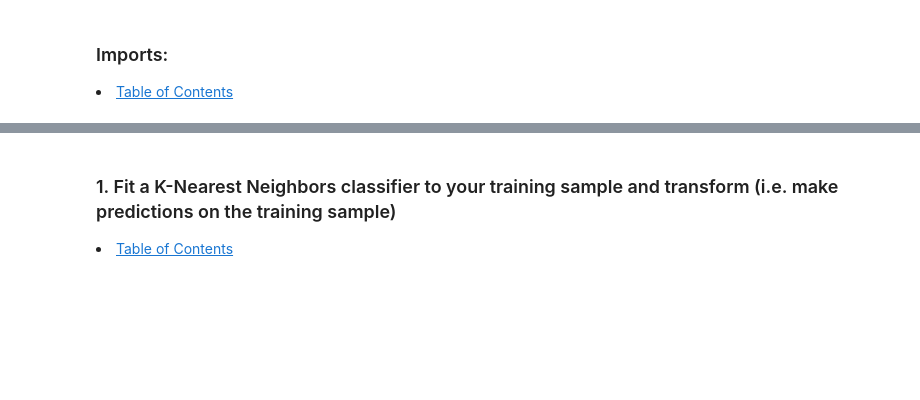
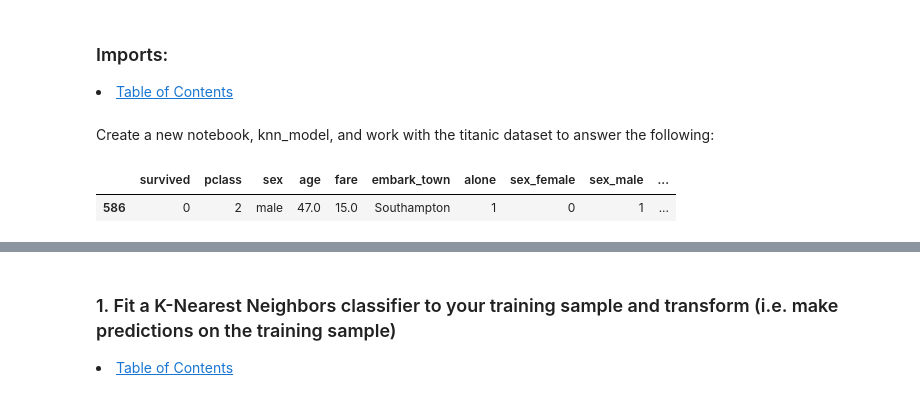
Before and after one commit to Jared-Wood135/classification-exercises, a Jupyter notebook: knn_model.ipynb, the cells around one changed output, grey strips where cells are left out. Saved outputs shown, nothing was run; the diff lists cells and outputs as text; code cells hidden in the pictures; blank space fills up the shorter version.

```diff
--- a/knn_model.ipynb
+++ b/knn_model.ipynb
@@ -29,3 +33,12 @@ import acquire
 import prepare
 import explore
 import evaluation
+# %% [markdown]
+Create a new notebook, knn_model, and work with the titanic dataset to answer the following:
+# %%
+# Get titanic dataset
+titanic = prepare.prep_titanic()
+titanic.sample()
+# %% [output]
+|  | survived | pclass | sex | age | fare | embark_town | alone | sex_female | sex_male | ... |
+| 586 | 0 | 2 | male | 47.0 | 15.0 | Southampton | 1 | 0 | 1 | ... |
```
Also changed, not shown: parts of 50 cells of this notebook.
